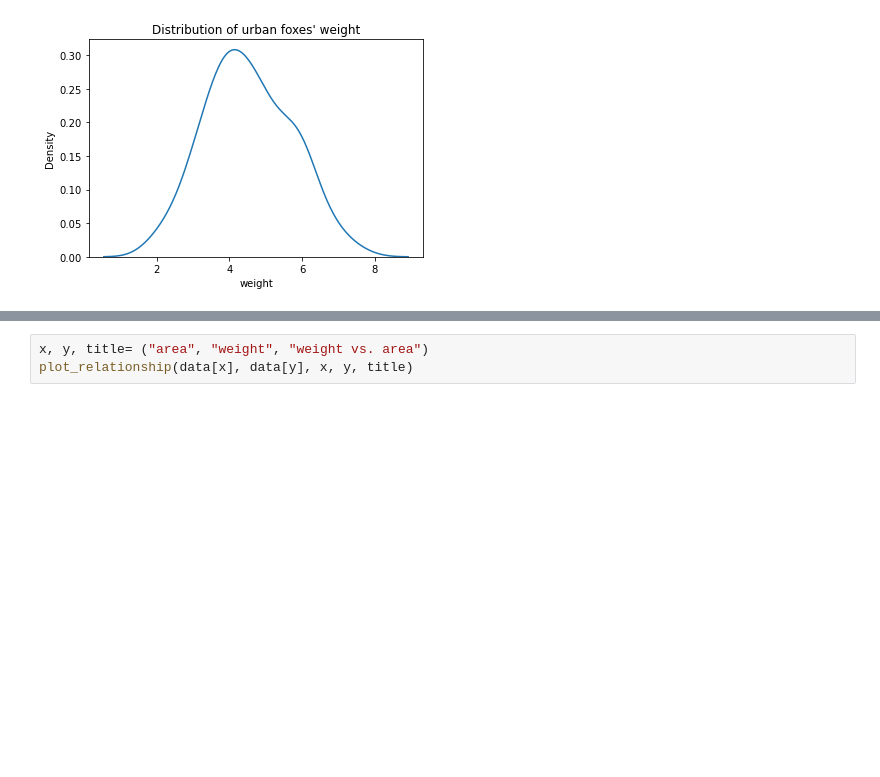
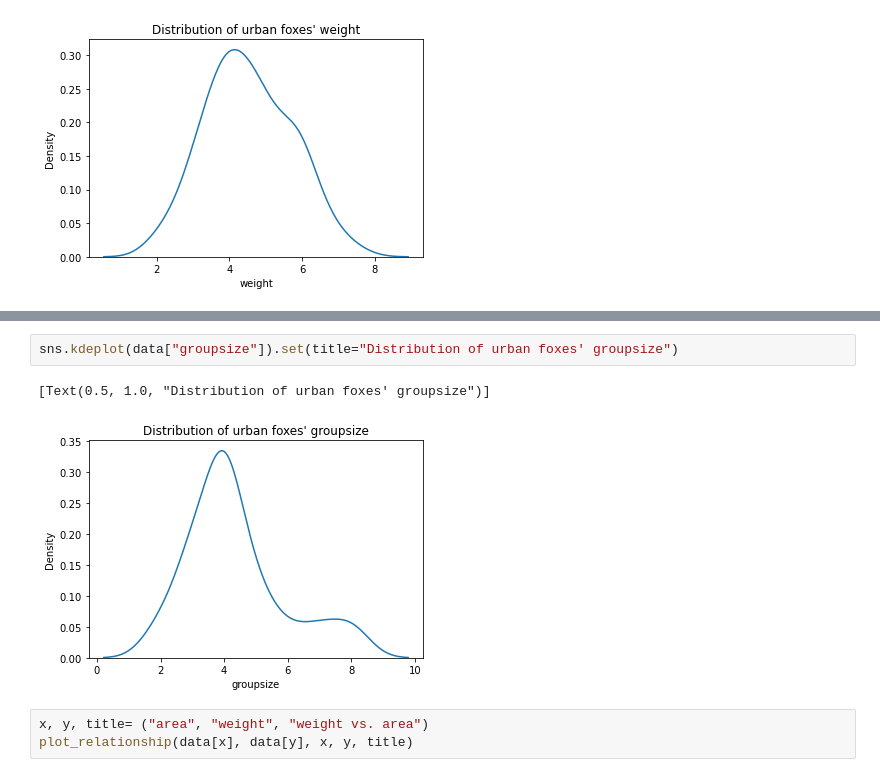
Before and after one commit to qlero/UCA_MSc-DS2, a Jupyter notebook: bayesian_learning/assignments/assignment_2/assignments_2.ipynb, the cells around one changed output, grey strips where cells are left out. Saved outputs shown, nothing was run; the diff lists cells and outputs as text; blank space fills up the shorter version.

```diff
--- a/bayesian_learning/assignments/assignment_2/assignments_2.ipynb
+++ b/bayesian_learning/assignments/assignment_2/assignments_2.ipynb
@@ -361,3 +487,8 @@ sns.kdeplot(data["weight"]).set(title="Distribution of urban foxes' weight")
+# %%
+sns.kdeplot(data["groupsize"]).set(title="Distribution of urban foxes' groupsize")
+# %% [output]
+[Text(0.5, 1.0, "Distribution of urban foxes' groupsize")]
+[figure, added]
 # %%
 x, y, title= ("area", "weight", "weight vs. area")
 plot_relationship(data[x], data[y], x, y, title)
```
Also changed, not shown: parts of 28 cells of this notebook.
